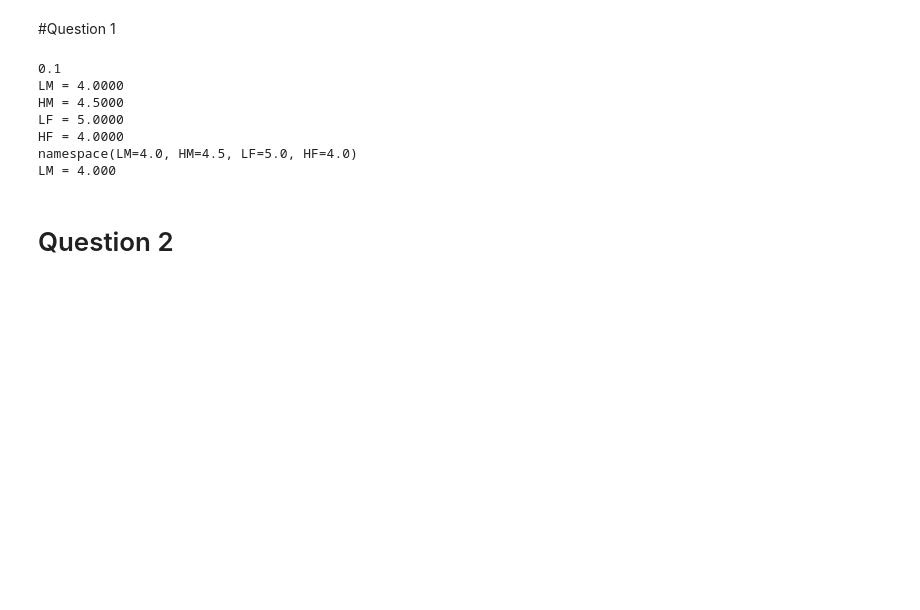
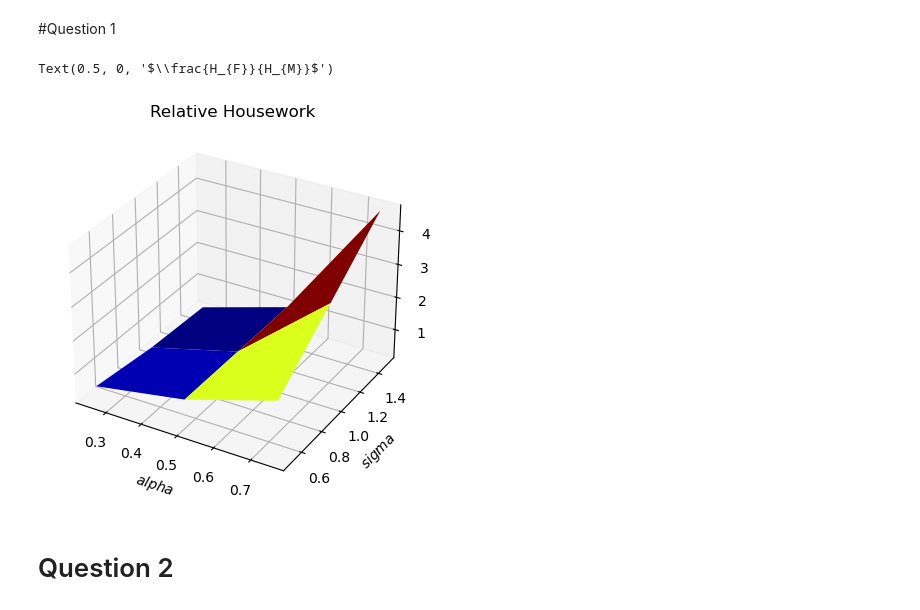
Before and after one commit to NumEconCopenhagen/projects-2023-hello-world-1, a Jupyter notebook: inauguralproject/inauguralproject.ipynb, the cells around one changed output. Cells and saved outputs as stored; diff of their text form; code cells hidden in the pictures; blank space fills up the shorter version.

```diff
--- a/inauguralproject/inauguralproject.ipynb
+++ b/inauguralproject/inauguralproject.ipynb
@@ -11,42 +14,45 @@ The autoreload extension is already loaded. To reload it, use:
   %reload_ext autoreload
 # %% [markdown]
 #Question 1
-# %%
-%matplotlib inline
-from mpl_toolkits.mplot3d import Axes3D # Used implictely when doing 3D plots
-import matplotlib.pyplot as plt # baseline module
-
-
-#par.alpha = 0.5
-#par.sigma2 = 5
-alphalist = (0.25,0.50,0.75)
-sigmalist = (0.5,1.0,1.5)
-#for i in range()
-HHS = HouseholdSpecializationModelClass()
-HHS.solve_discrete()
-print(HHS.par.sigma)
-print(HHS.solve_discrete(do_print=True))
-#a = np.array(range(0,6,2))
-sigmalist = np.linspace(0.5,1.5,3)
-alphalist = np.linspace(0.25,0.75,3)
-#for a in alphalist:
- #   for s in sigmalist:
-  #      HHS.
-   #     HHS.par.sigma = s
-    #    HHS.solve()
-     #print(HHS.solve_discrete(do_print=True))
-#print(a)
-#print(f'LM = {HHS.opt.LM:.3f}')
-x = HHS.solve_discrete()
-print(f'LM = {x.LM:.3f}')
-# %% [output]
-0.1
-LM = 4.0000
-HM = 4.5000
-LF = 5.0000
-HF = 4.0000
-namespace(LM=4.0, HM=4.5, LF=5.0, HF=4.0)
-LM = 4.000
+# %%
+%matplotlib inline
+from mpl_toolkits.mplot3d import Axes3D # Used implictely when doing 3D plots
+import matplotlib.pyplot as plt # baseline module
+from matplotlib import cm # for colormaps
+HHS = HouseholdSpecializationModelClass()
+N = 3
+shape_tuble = (N,N)
+alphalist = (0.25,0.50,0.75)
+sigmalist = (0.5,1.0,1.5)
+
+alpha_vec = np.empty(shape_tuble)
+sigma_vec = np.empty(shape_tuble)
+HFHM_vec = np.empty(shape_tuble)
+
+
+for i, a in enumerate(alphalist):
+    for j, s in enumerate(sigmalist):
+        HHS.par.alpha = a
+        HHS.par.sigma = s
+        z = HHS.solve_discrete()
+        HFHM = z.HF/z.HM
+        alpha_vec[i,j] = a
+        sigma_vec[i,j] = s
+        HFHM_vec[i,j] = HFHM
+     #print(HHS.solve_discrete(do_print=True))
+#print(a)
+#print(f'LM = {HHS.opt.LM:.3f}')
+fig = plt.figure() # create the figure
+ax = fig.add_subplot(1,1,1,projection='3d') # create a 3d type axis
+ax.plot_surface(alpha_vec, sigma_vec, HFHM_vec, cmap=cm.jet); # create surface plot in the axis
+ax.set_title('Relative Housework')
+ax.set_xlabel('$alpha$') # Notice latex syntax
+ax.set_ylabel('$sigma$')
+ax.set_zlabel(r'$\frac{H_{F}}{H_{M}}$')
+# note: fig.add_subplot(a,b,c) creates the c'th subplot in a grid of a times b plots
+# %% [output]
+Text(0.5, 0, '$\\frac{H_{F}}{H_{M}}$')
+[figure, added]
 # %% [markdown]
 # Question 2
 # %%
```
Also changed, not shown: parts of 8 cells of this notebook.
